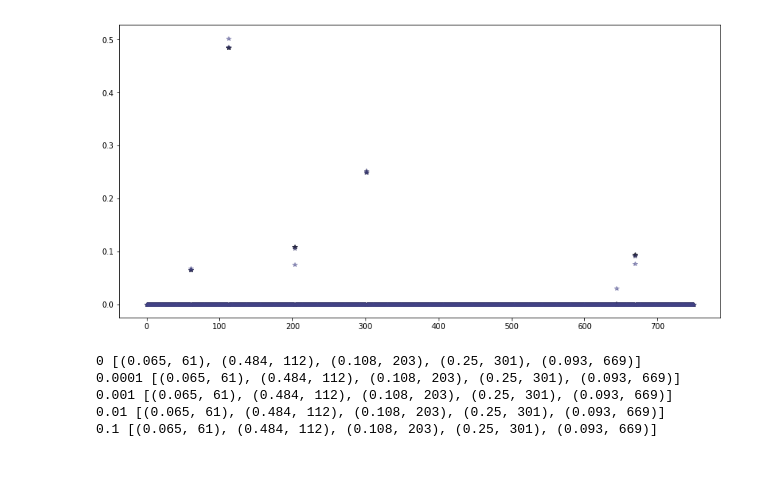
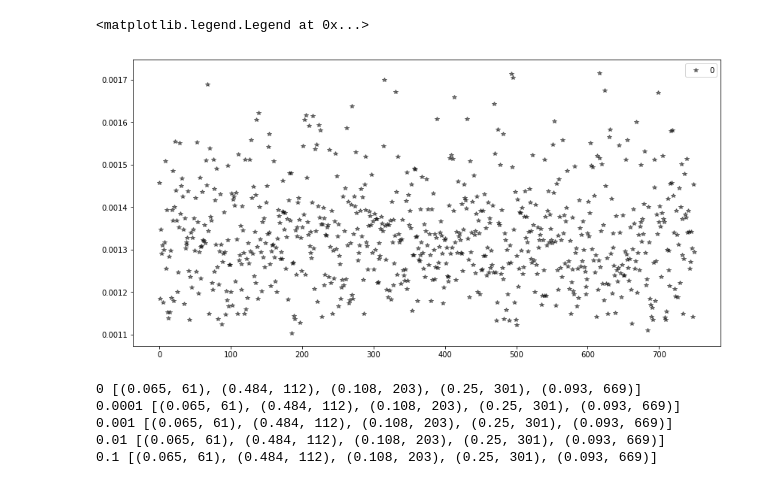
Before and after one commit to ampolloreno/decorrelating_errors, a Jupyter notebook: data/one_qubit_numeric/Secondary_objective_analysis.ipynb, the cells around one changed output. Saved outputs shown, nothing was run; the diff lists cells and outputs as text; code cells hidden in the pictures.

```diff
--- a/data/one_qubit_numeric/Secondary_objective_analysis.ipynb
+++ b/data/one_qubit_numeric/Secondary_objective_analysis.ipynb
@@ -20,6 +20,7 @@ for ind, eta in enumerate(sample_values):
 # %%
 plt.figure(figsize=(14,7))
 for ind,eta in enumerate(sample_values):
-    plt.plot(np.arange(750), data['agi'][eta]['weights'][0].T.tolist()[0],
-             '*', color=f'#{ind}{ind}{ind}{ind}{2*ind}{2*ind}', alpha=.5)
+    plt.plot(np.arange(750), data['agi'][eta]['weights'][1].T.tolist()[0],
+             '*', color=f'#{ind}{ind}{ind}{ind}{2*ind}{2*ind}', alpha=.5, label=eta)
+plt.legend()
 # %% [output]
@@ -26,0 +29,4 @@ for ind,eta in enumerate(sample_values):
+# %%
+for ind,eta in enumerate(sample_values):
+    plt.hist(data['sparsity'][eta]['weights'][1].T.tolist()[0])
+    plt.show()
@@ -27,10 +39,12 @@ for ind,eta in enumerate(sample_values):
 # %%
 plt.figure(figsize=(14,7))
-for ind,eta in enumerate(sample_values):
-    plt.plot(np.arange(750), data['sparsity'][eta]['weights'][0].T.tolist()[0],
-             '*', color=f'#{ind}{ind}{ind}{ind}{2*ind}{2*ind}', alpha=.5)
+for ind,eta in enumerate([0]):
+    plt.plot(np.arange(750), data['sparsity'][eta]['weights'][1].T.tolist()[0],
+             '*', color=f'#{ind}{ind}{ind}{ind}{2*ind}{2*ind}', alpha=.5, label=eta)
+plt.legend()
 # %% [output]
+<matplotlib.legend.Legend at 0x...>
-[figure, old version]
+[figure, new version]
 # %%
 for ind,eta in enumerate(sample_values):
     weights = np.array(data['agi'][eta]['weights'][0].T.tolist()[0])
```
Also changed, not shown: parts of 2 cells of this notebook, 1 other file.
